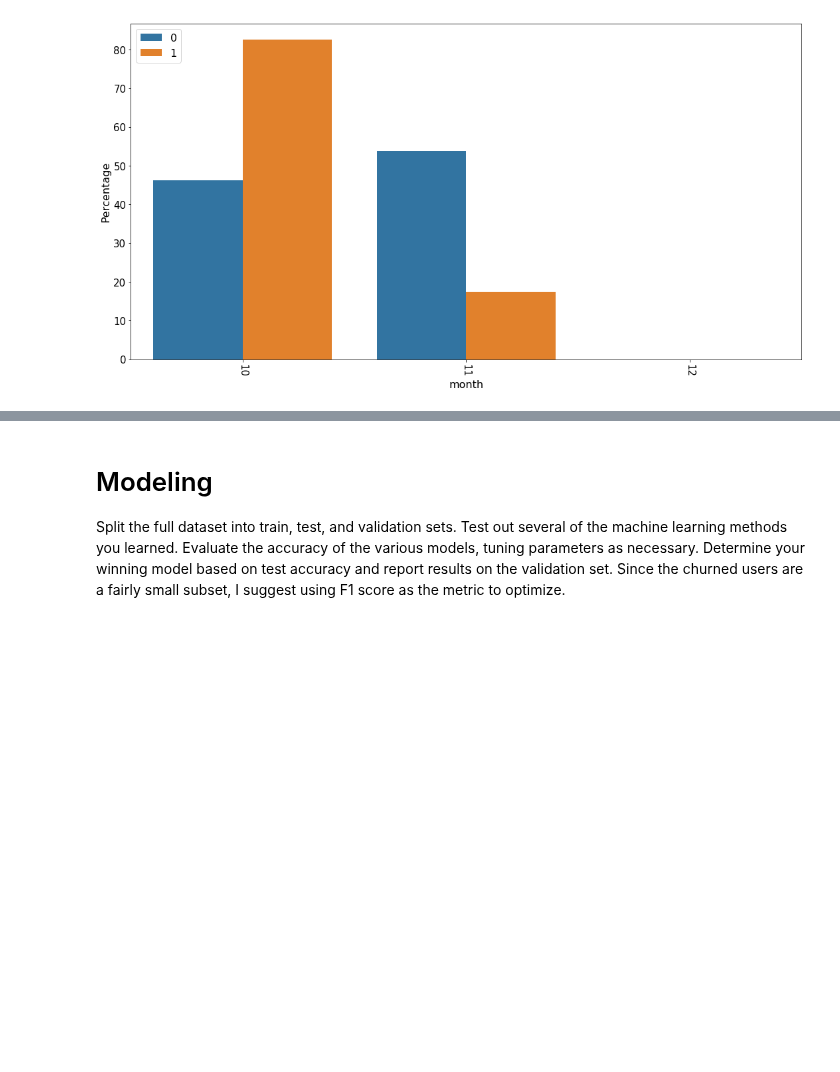
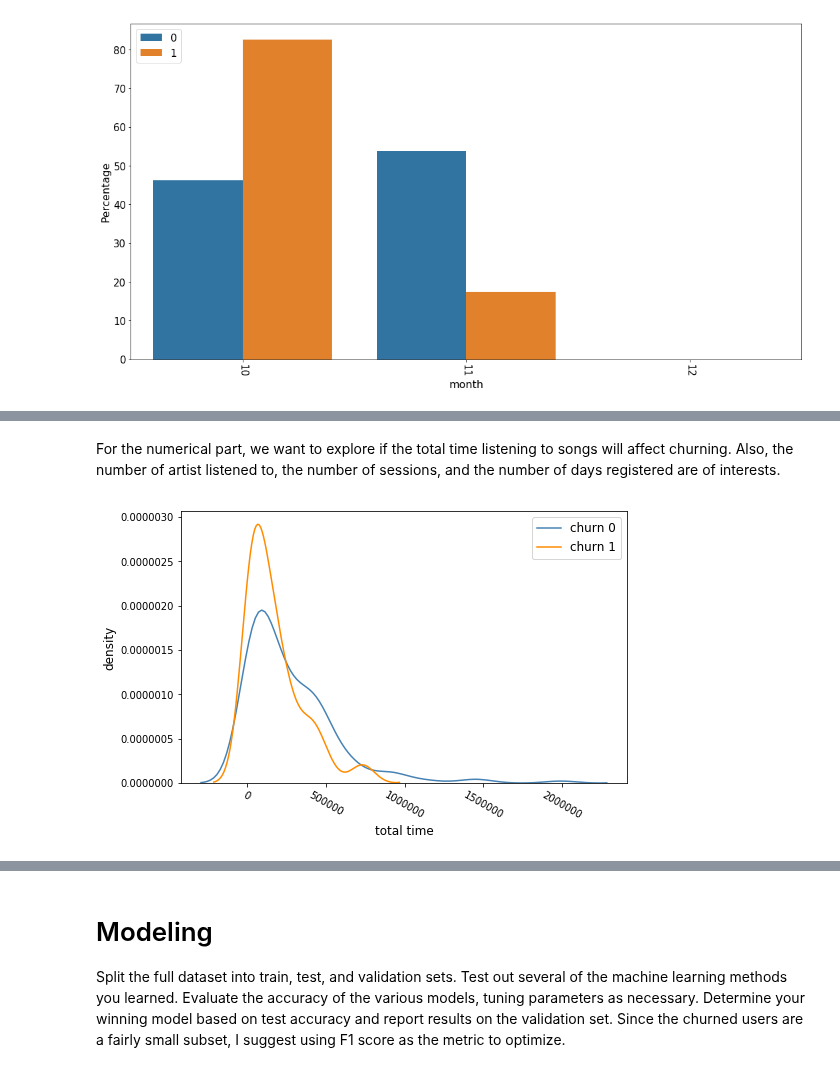
Before and after one commit to chziha/Data-Scientist-Udacity-Nanodegree, a Jupyter notebook: Churn-Predicting-with-Spark/Sparkify.ipynb, the cells around one changed output, grey strips where cells are left out. Drawn from its saved outputs; the diff is of its cells as text; code cells hidden in the pictures; blank space fills up the shorter version.

```diff
--- a/Churn-Predicting-with-Spark/Sparkify.ipynb
+++ b/Churn-Predicting-with-Spark/Sparkify.ipynb
@@ -662,0 +675,18 @@ If you are working in the classroom workspace, you can just extract features bas
+# %% [markdown]
+For the numerical part, we want to explore if the total time listening to songs will affect churning. Also, the number of artist listened to, the number of sessions, and the number of days registered are of interests.
+# %%
+df_length = df_clean.select('userID', 'length').groupBy('userID').sum()
+df_length = df_length.withColumn('churn', is_churn_udf('userID'))
+df_length = df_length.toPandas()
+# %%
+fig, ax = plt.subplots(figsize=(8, 5))
+sns.kdeplot(df_length.loc[df_length['churn'] == 0, 'sum(length)'], color = 'steelblue')
+sns.kdeplot(df_length.loc[df_length['churn'] == 1, 'sum(length)'], color = 'darkorange')
+ax.set_ylabel('density', fontsize = 12)
+ax.set_xlabel('total time', fontsize = 12)
+ax.tick_params(axis='y', labelsize = 10)
+ax.tick_params(axis='x', labelsize = 10, rotation = -30)
+ax.legend(['churn 0', 'churn 1'], loc = 0, fontsize = 12)
+plt.show()
+# %% [output]
+[figure, added]
```
Also changed, not shown: parts of 34 cells of this notebook.
